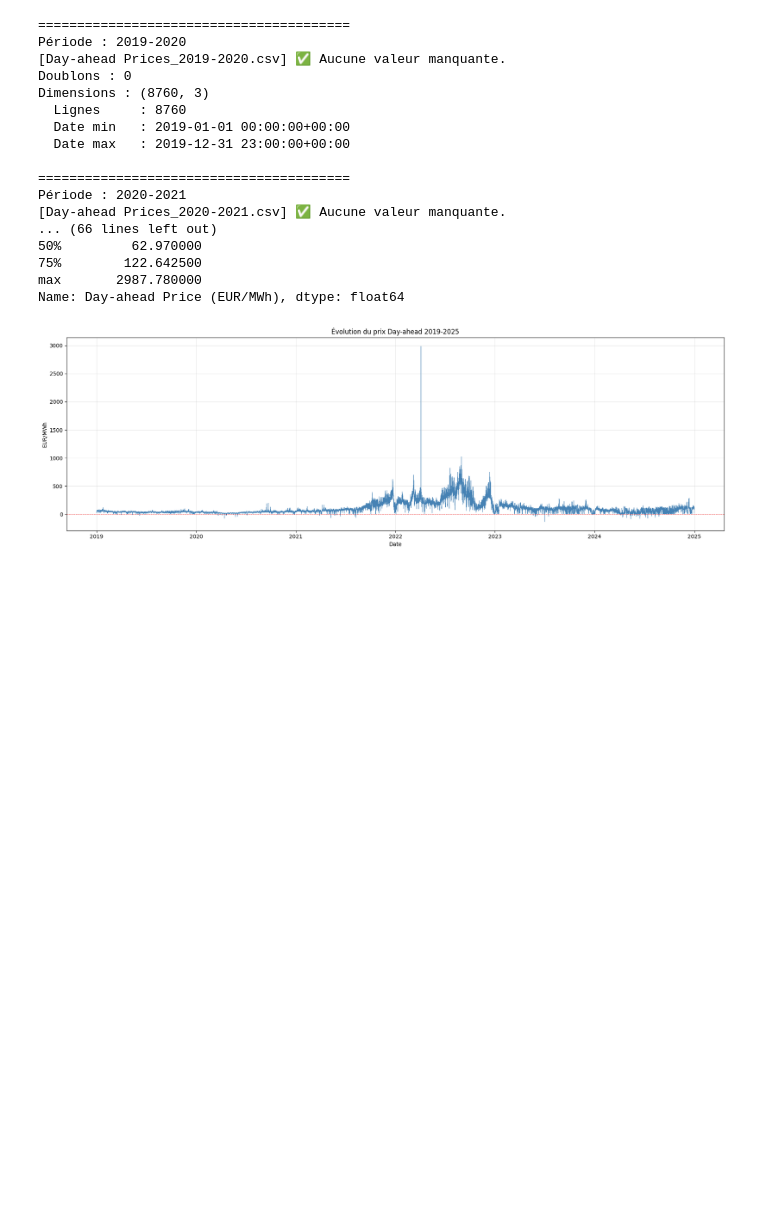
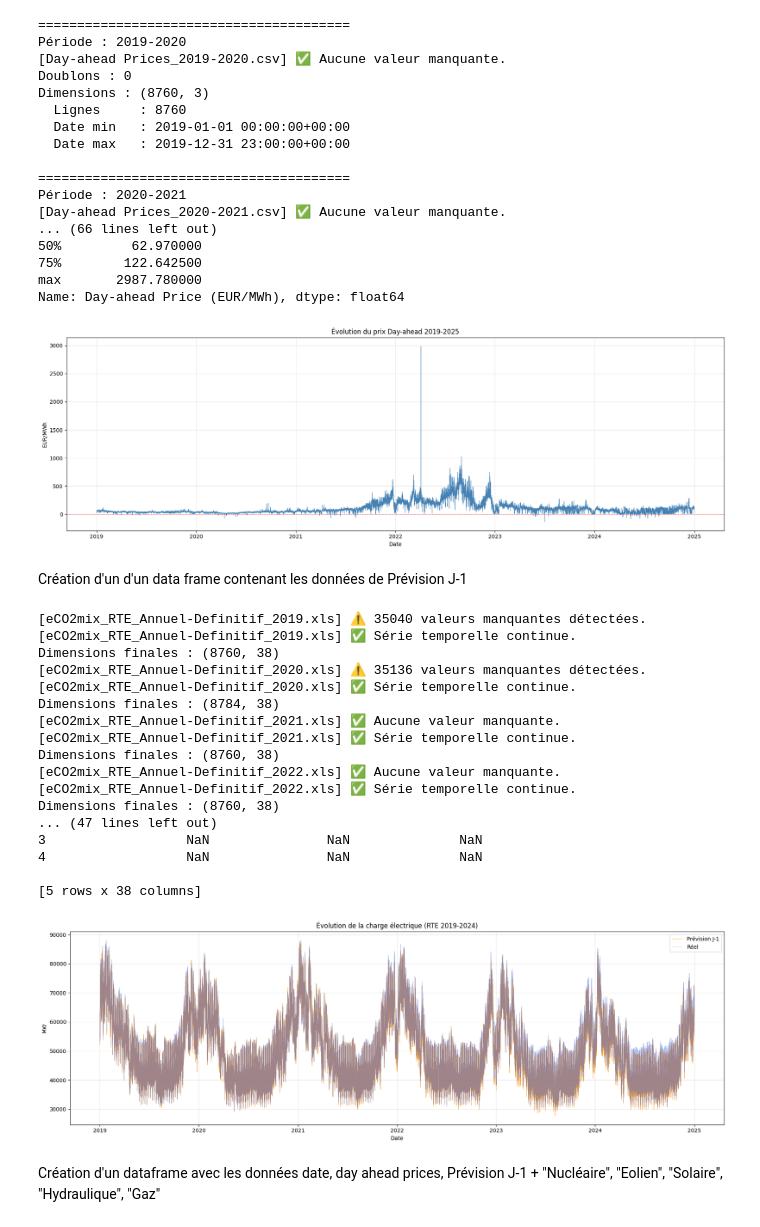
Before and after one commit to marine1209/PROJET-DATA-SCIENCE, a Jupyter notebook: fonction_dc.ipynb, the cells around one changed output. Drawn from its saved outputs; the diff is of its cells as text; code cells hidden in the pictures; blank space fills up the shorter version.

```diff
--- a/fonction_dc.ipynb
+++ b/fonction_dc.ipynb
@@ -419,3 +439,75 @@ Période : 2020-2021
 max       2987.780000
 Name: Day-ahead Price (EUR/MWh), dtype: float64
 [figure]
+# %% [markdown]
+Création d'un d'un data frame contenant les données de Prévision J-1
+# %%
+# ======================
+# TRAITEMENT GLOBAL
+# ======================
+
+paths_eco2mix = {
+    "2019": "./Data/eCO2mix prod/eCO2mix_RTE_Annuel-Definitif_2019.xls",
+    "2020": "./Data/eCO2mix prod/eCO2mix_RTE_Annuel-Definitif_2020.xls",
+    "2021": "./Data/eCO2mix prod/eCO2mix_RTE_Annuel-Definitif_2021.xls",
+    "2022": "./Data/eCO2mix prod/eCO2mix_RTE_Annuel-Definitif_2022.xls",
+    "2023": "./Data/eCO2mix prod/eCO2mix_RTE_Annuel-Definitif_2023.xls",
+    "2024": "./Data/eCO2mix prod/eCO2mix_RTE_Annuel-Definitif_2024.xls",
+}
+
+dfs_eco2mix = []
+for annee, chemin in paths_eco2mix.items():
+    if os.path.exists(chemin):
+        df = clean_eco2mix(chemin)
+        if df is not None:
+            dfs_eco2mix.append(df)
+    else:
+        print(f"Fichier manquant : {chemin}")
+
+# Fusion finale
+df_eco2mix_all = pd.concat(dfs_eco2mix).sort_values("Date_start").reset_index(drop=True)
+
+print(f"\nDimensions finales eco2mix : {df_eco2mix_all.shape}")
+print(df_eco2mix_all.head())
+
+# ======================
+# VISUALISATION
+# ======================
+plt.figure(figsize=(18, 6))
+# On trace la prévision J-1
+plt.plot(df_eco2mix_all["Date_start"], df_eco2mix_all["Prévision J-1"],
+         label="Prévision J-1", linewidth=0.5, color="darkorange", alpha=0.8)
+
+# Optionnel : On peut tracer la consommation réelle pour comparer
+if "Consommation" in df_eco2mix_all.columns:
+    plt.plot(df_eco2mix_all["Date_start"], df_eco2mix_all["Consommation"],
+             label="Réel", linewidth=0.5, color="royalblue", alpha=0.5)
+
+plt.title("Évolution de la charge électrique (RTE 2019-2024)")
+plt.ylabel("MW")
+plt.xlabel("Date")
+plt.legend()
+plt.grid(True, alpha=0.3)
+plt.tight_layout()
+plt.show()
+# %% [output]
+[eCO2mix_RTE_Annuel-Definitif_2019.xls] ⚠️ 35040 valeurs manquantes détectées.
+[eCO2mix_RTE_Annuel-Definitif_2019.xls] ✅ Série temporelle continue.
+Dimensions finales : (8760, 38)
+[eCO2mix_RTE_Annuel-Definitif_2020.xls] ⚠️ 35136 valeurs manquantes détectées.
+[eCO2mix_RTE_Annuel-Definitif_2020.xls] ✅ Série temporelle continue.
+Dimensions finales : (8784, 38)
+[eCO2mix_RTE_Annuel-Definitif_2021.xls] ✅ Aucune valeur manquante.
+[eCO2mix_RTE_Annuel-Definitif_2021.xls] ✅ Série temporelle continue.
+Dimensions finales : (8760, 38)
+[eCO2mix_RTE_Annuel-Definitif_2022.xls] ✅ Aucune valeur manquante.
+[eCO2mix_RTE_Annuel-Definitif_2022.xls] ✅ Série temporelle continue.
+Dimensions finales : (8760, 38)
+... (47 lines left out)
+3                  NaN               NaN              NaN
+4                  NaN               NaN              NaN
+
+[5 rows x 38 columns]
+[figure, added]
+# %% [markdown]
+Création d'un dataframe avec les données date, day ahead prices, Prévision J-1 + "Nucléaire", "Eolien", "Solaire", "Hydraulique", "Gaz"
```
Also changed, not shown: parts of 7 cells of this notebook, 2 other files.
